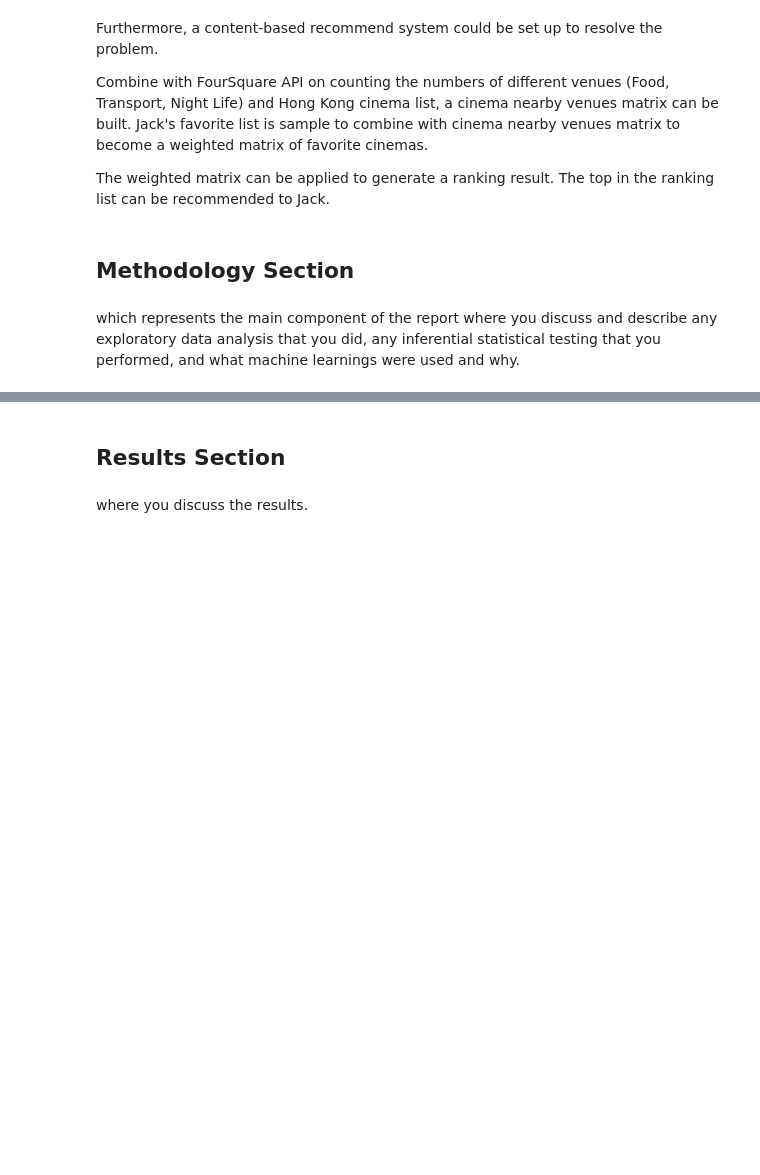
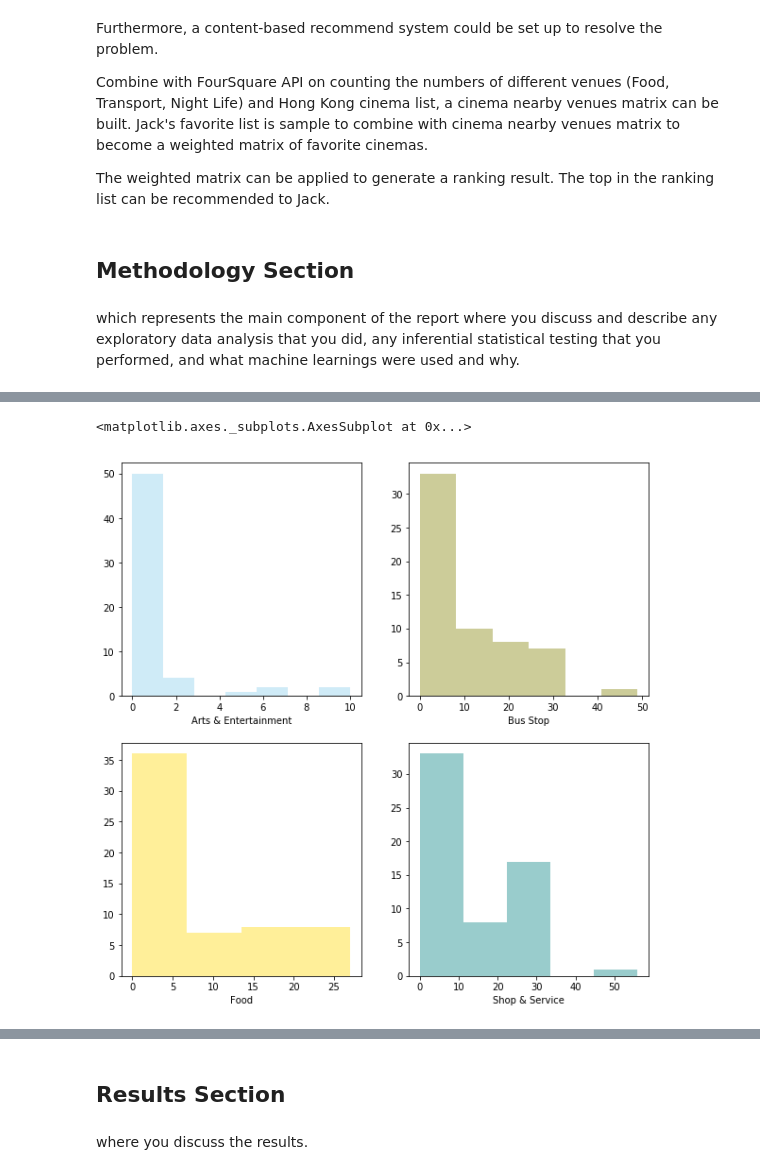
Before and after one commit to zhangxuedu/Coursera_Capstone, a Jupyter notebook: The Battle of Neighborhoods.ipynb, the cells around one changed output, grey strips where cells are left out. Drawn from its saved outputs; the diff is of its cells as text; code cells hidden in the pictures; blank space fills up the shorter version.

```diff
--- a/The Battle of Neighborhoods.ipynb
+++ b/The Battle of Neighborhoods.ipynb
@@ -232,0 +368,2 @@ which represents the main component of the report where you discuss and describe
+# %%
+df_venues.drop(index=0, inplace=True)
@@ -232,0 +556,10 @@ which represents the main component of the report where you discuss and describe
+# %%
+df_venues.loc[2, 'Name'] = 'MTR Hung Hom Station'
+# %%
+df_venues.drop(index=3, inplace=True)
+# %%
+df_venues_count = df_venues.groupby(['Cinema Name','Category'], as_index=False).count()
+df_venues_count.drop(columns=['Latitude','Longitude'], inplace=True)
+df_venues_count.rename(columns={'Name':'Count'}, inplace=True)
+df_venues_count = df_venues_count.pivot(index='Cinema Name', columns='Category', values='Count').fillna(0)
+df_venues_count.head()
@@ -232,0 +574,9 @@ which represents the main component of the report where you discuss and describe
+# %%
+f, axes = plt.subplots(2, 2, figsize=(10, 10))
+sns.distplot(df_venues_count['Arts & Entertainment'] , color="skyblue", ax=axes[0, 0], kde=False)
+sns.distplot(df_venues_count['Bus Stop'] , color="olive", ax=axes[0, 1], kde=False)
+sns.distplot(df_venues_count['Food'] , color="gold", ax=axes[1, 0], kde=False)
+sns.distplot(df_venues_count['Shop & Service'] , color="teal", ax=axes[1, 1], kde=False)
+# %% [output]
+<matplotlib.axes._subplots.AxesSubplot at 0x...>
+[figure, added]
```
Also changed, not shown: parts of 73 cells of this notebook.
